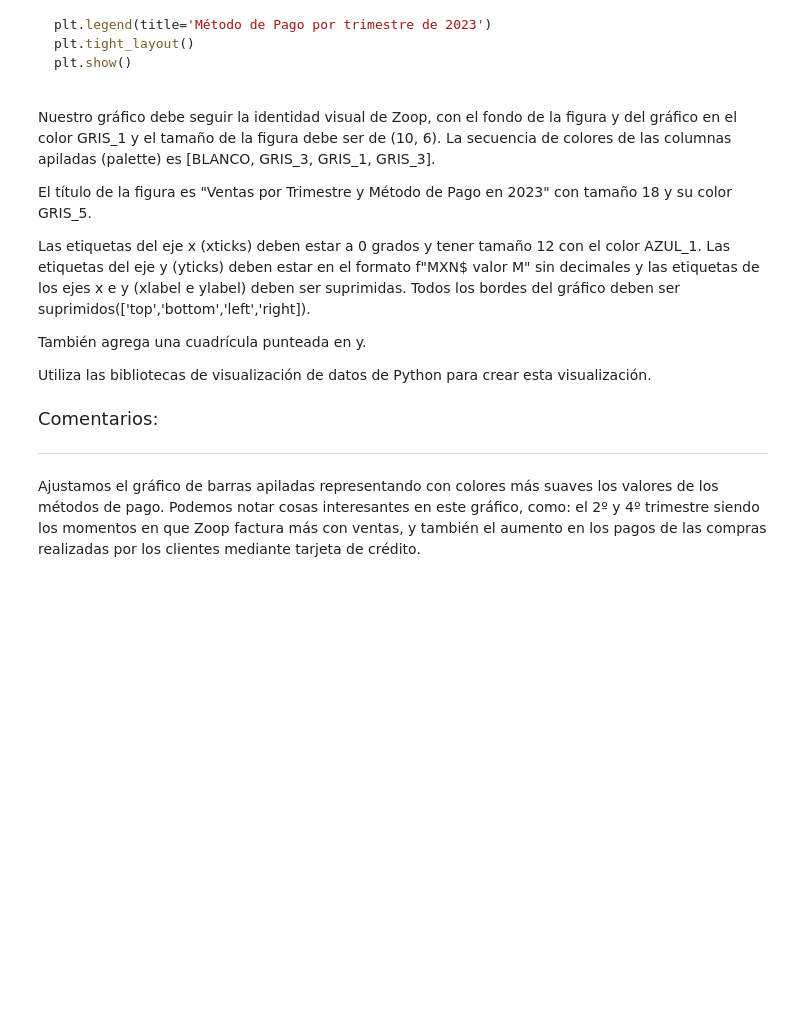
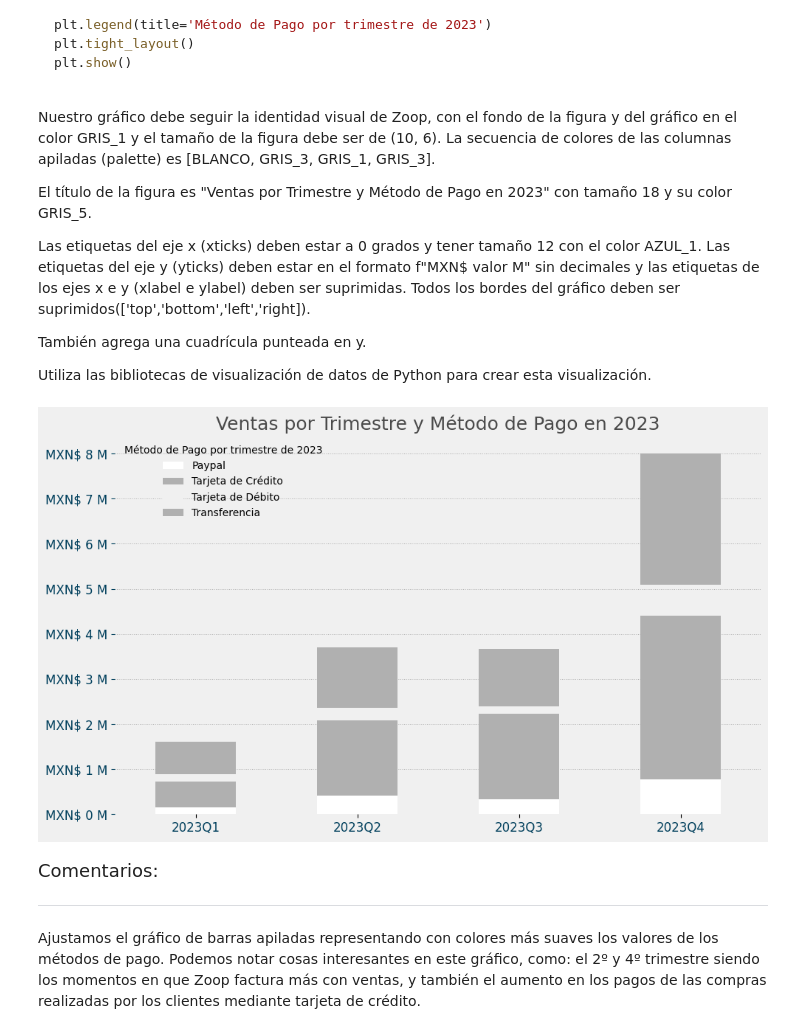
Before and after one commit to AndresCMontejo/IA_Aplicada_a_Ciencia_de_datos, a Jupyter notebook: IA_aplicada_a_ciencia_de_datos.ipynb, the cells around one changed output. Saved outputs shown, nothing was run; the diff lists cells and outputs as text; code cells hidden in the pictures; blank space fills up the shorter version.

```diff
--- a/IA_aplicada_a_ciencia_de_datos.ipynb
+++ b/IA_aplicada_a_ciencia_de_datos.ipynb
@@ -1867,6 +1945,70 @@ Las etiquetas del eje x (xticks) deben estar a 0 grados y tener tamaño 12 con e
 También agrega una cuadrícula punteada en y.
 
 Utiliza las bibliotecas de visualización de datos de Python para crear esta visualización.
+# %%
+GRIS_1 = "#F0F0F0"
+GRIS_3 = "#B0B0B0"
+GRIS_5 = "#4A4A4A"
+BLANCO = "#FFFFFF"
+AZUL_1 = "#003F5C"
+
+def ventas_por_trimestre():
+  # 1. Crear una nueva columna 'trimestre' que extrae el trimestre de la columna 'fecha'
+  df['trimestre'] = df['fecha'].dt.to_period('Q')
+
+  # 2. Agrupar los datos por trimestre y método de pago, sumando la facturación
+  ventas_trimestre = df.groupby(['trimestre', 'metodo_pago'])['facturacion'].sum().unstack().fillna(0)
+
+  # 3. Crear la figura
+  fig, ax = plt.subplots(figsize=(10, 6), facecolor=GRIS_1)
+
+  # 4. Definir la secuencia de colores
+  colores = [BLANCO, GRIS_3, GRIS_1, GRIS_3]  # Ajustar según la cantidad de métodos de pago
+
+  # 5. Crear el gráfico de barras apiladas
+  ventas_trimestre.plot(
+      kind='bar',
+      stacked=True,
+      ax=ax,
+      color=colores,
+      edgecolor='none'
+  )
+
+  # 6. Estética del fondo
+  ax.set_facecolor(GRIS_1)
+  for spine in ['top', 'bottom', 'left', 'right']:
+      ax.spines[spine].set_visible(False)
+
+  # 7. Título
+  ax.set_title('Ventas por Trimestre y Método de Pago en 2023', fontsize=18, color=GRIS_5)
+
+  # 8. Eliminar xlabel e ylabel
+  ax.set_xlabel('')
+  ax.set_ylabel('')
+
+  # 9. Estilo de las etiquetas del eje x
+  ax.set_xticklabels([str(t) for t in ventas_trimestre.index], fontsize=12, color=AZUL_1, rotation=0)
+
+  # 10. Estilo de las etiquetas del eje y (formato MXN$ valor M)
+  def millones(x, pos):
+      return f'MXN$ {int(x/1e6):,} M'
+
+  ax.yaxis.set_major_formatter(plt.FuncFormatter(millones))
+  ax.tick_params(axis='y', labelsize=12, colors=AZUL_1)
+
+  # 11. Cuadrícula punteada en y
+  ax.yaxis.grid(True, linestyle=':', linewidth=0.7)
+  ax.xaxis.grid(False)
+
+  # 12. Leyenda
+  ax.legend(title='Método de Pago por trimestre de 2023', frameon=False)
+
+  # 13. Ajustar espaciado y mostrar gráfico
+  plt.tight_layout()
+  return plt
+ventas_por_trimestre().show()
+# %% [output]
+[figure, added]
 # %% [markdown]
 <font color="7b71ff" size=4> Comentarios: </font>
 
```
Also changed, not shown: parts of 15 cells of this notebook.
